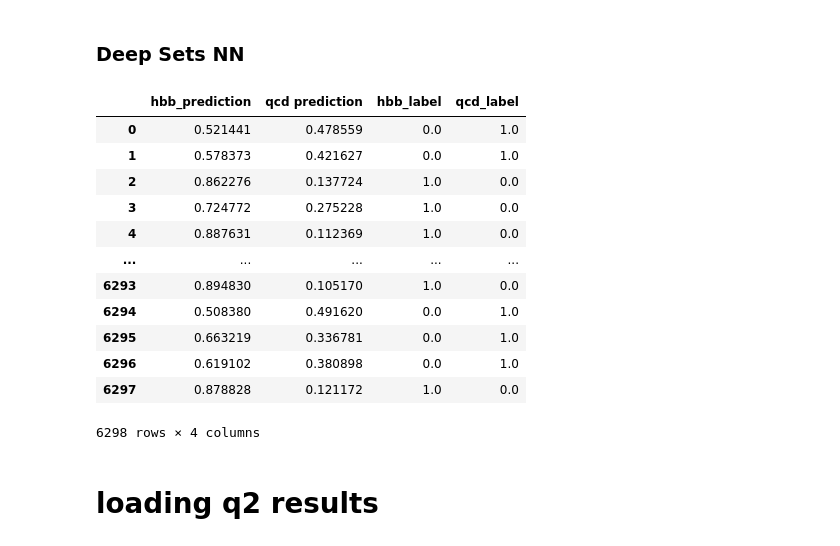
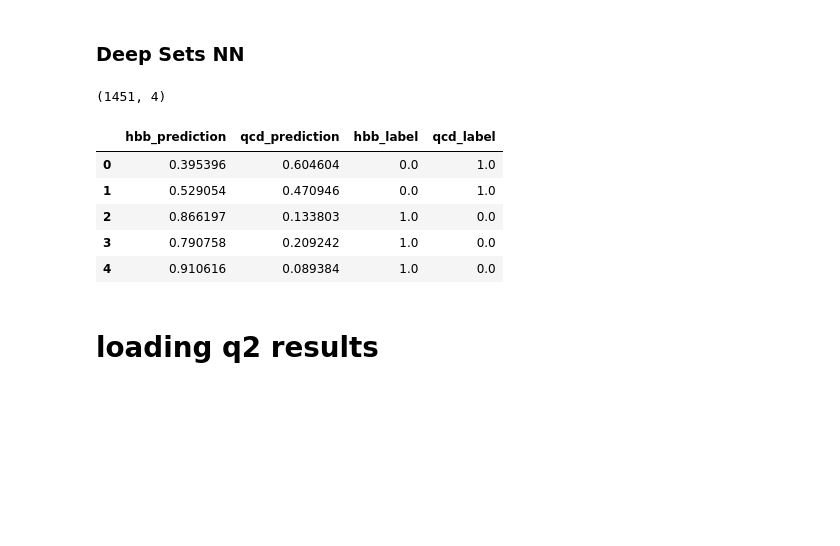
Before and after one commit to Bryan-Az/DSC-Capstone-Result-Replication, a Jupyter notebook: src/analysis/evaluation.ipynb, the cells around one changed output. Saved outputs shown, nothing was run; the diff lists cells and outputs as text; code cells hidden in the pictures; blank space fills up the shorter version.

```diff
--- a/src/analysis/evaluation.ipynb
+++ b/src/analysis/evaluation.ipynb
@@ -59,21 +48,18 @@ fcnn_predictions
 # %%
 dsnn_predictions = pd.read_csv(main_dir + '/dsnn_predictions.csv', index_col=False)
 # %%
-dsnn_predictions
+dsnn_predictions.shape
 # %% [output]
-|  | hbb_prediction | qcd prediction | hbb_label | qcd_label |
-| 0 | 0.521441 | 0.478559 | 0.0 | 1.0 |
-| 1 | 0.578373 | 0.421627 | 0.0 | 1.0 |
-| 2 | 0.862276 | 0.137724 | 1.0 | 0.0 |
-| 3 | 0.724772 | 0.275228 | 1.0 | 0.0 |
-| 4 | 0.887631 | 0.112369 | 1.0 | 0.0 |
-| ... | ... | ... | ... | ... |
-| 6293 | 0.894830 | 0.105170 | 1.0 | 0.0 |
-| 6294 | 0.508380 | 0.491620 | 0.0 | 1.0 |
-| 6295 | 0.663219 | 0.336781 | 0.0 | 1.0 |
-| 6296 | 0.619102 | 0.380898 | 0.0 | 1.0 |
-| 6297 | 0.878828 | 0.121172 | 1.0 | 0.0 |
-6298 rows × 4 columns
+(1451, 4)
+# %%
+dsnn_predictions.head()
+# %% [output]
+|  | hbb_prediction | qcd_prediction | hbb_label | qcd_label |
+| 0 | 0.395396 | 0.604604 | 0.0 | 1.0 |
+| 1 | 0.529054 | 0.470946 | 0.0 | 1.0 |
+| 2 | 0.866197 | 0.133803 | 1.0 | 0.0 |
+| 3 | 0.790758 | 0.209242 | 1.0 | 0.0 |
+| 4 | 0.910616 | 0.089384 | 1.0 | 0.0 |
 # %% [markdown]
 # loading q2 results
 # %% [markdown]
```
Also changed, not shown: parts of 20 cells of this notebook, 13 other files.
